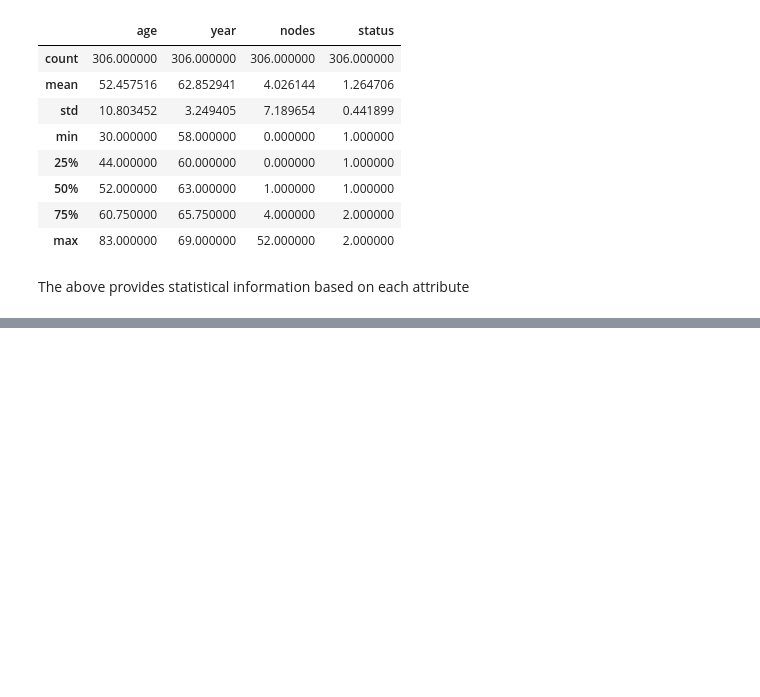
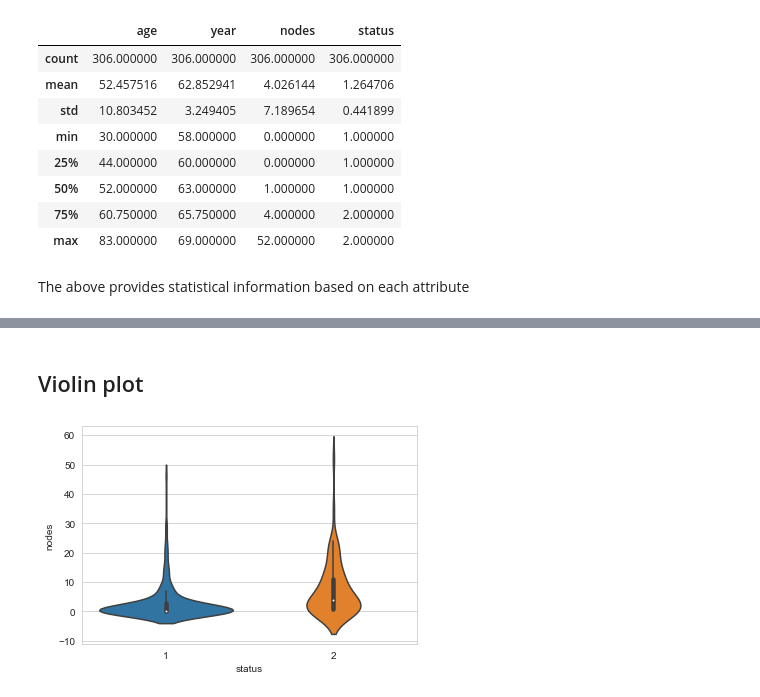
Before and after one commit to MubRab/eda-haberman-cancer-survival, a Jupyter notebook: EDA on Haberman Cancer Survival.ipynb, the cells around one changed output, grey strips where cells are left out. Saved outputs shown, nothing was run; the diff lists cells and outputs as text; code cells hidden in the pictures; blank space fills up the shorter version.

```diff
--- a/EDA on Haberman Cancer Survival.ipynb
+++ b/EDA on Haberman Cancer Survival.ipynb
@@ -62,0 +81,7 @@ The above provides statistical information based on each attribute
+# %% [markdown]
+## Violin plot
+# %%
+sns.violinplot(x='status',y='nodes', data=haberman)
+plt.show()
+# %% [output]
+[figure, added]
```
Also changed, not shown: parts of 8 cells of this notebook.
